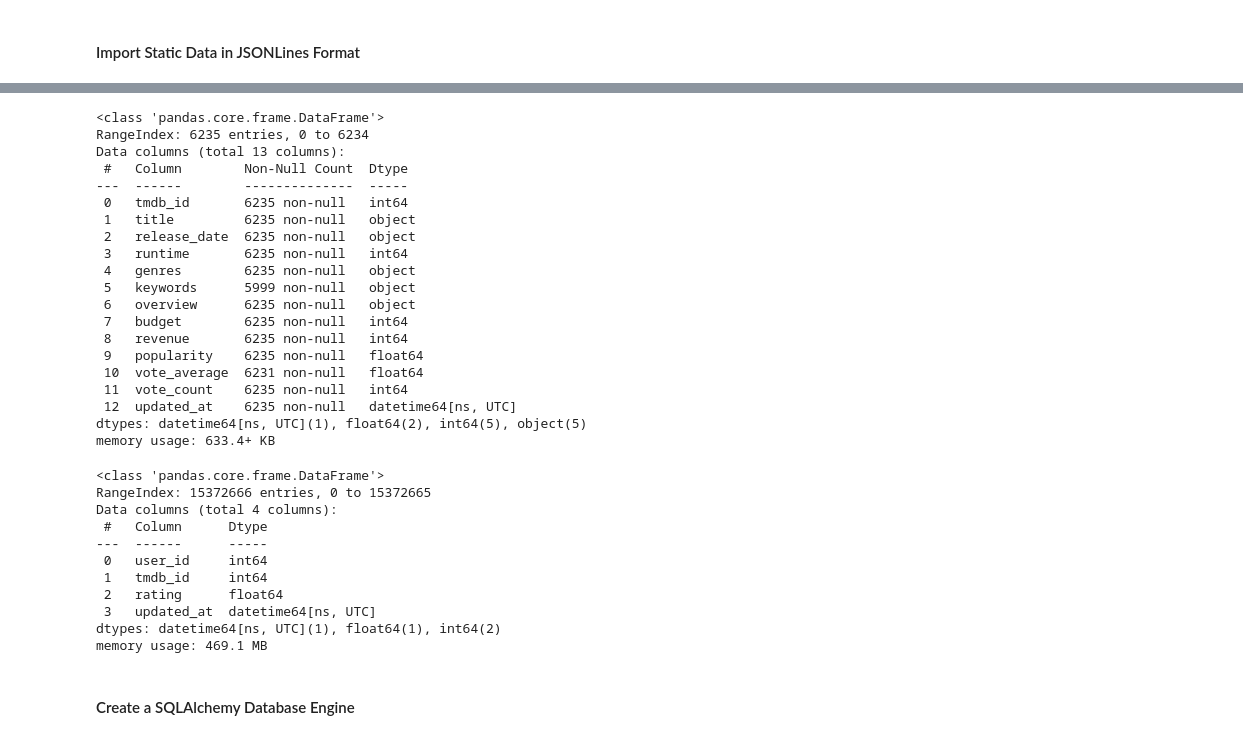
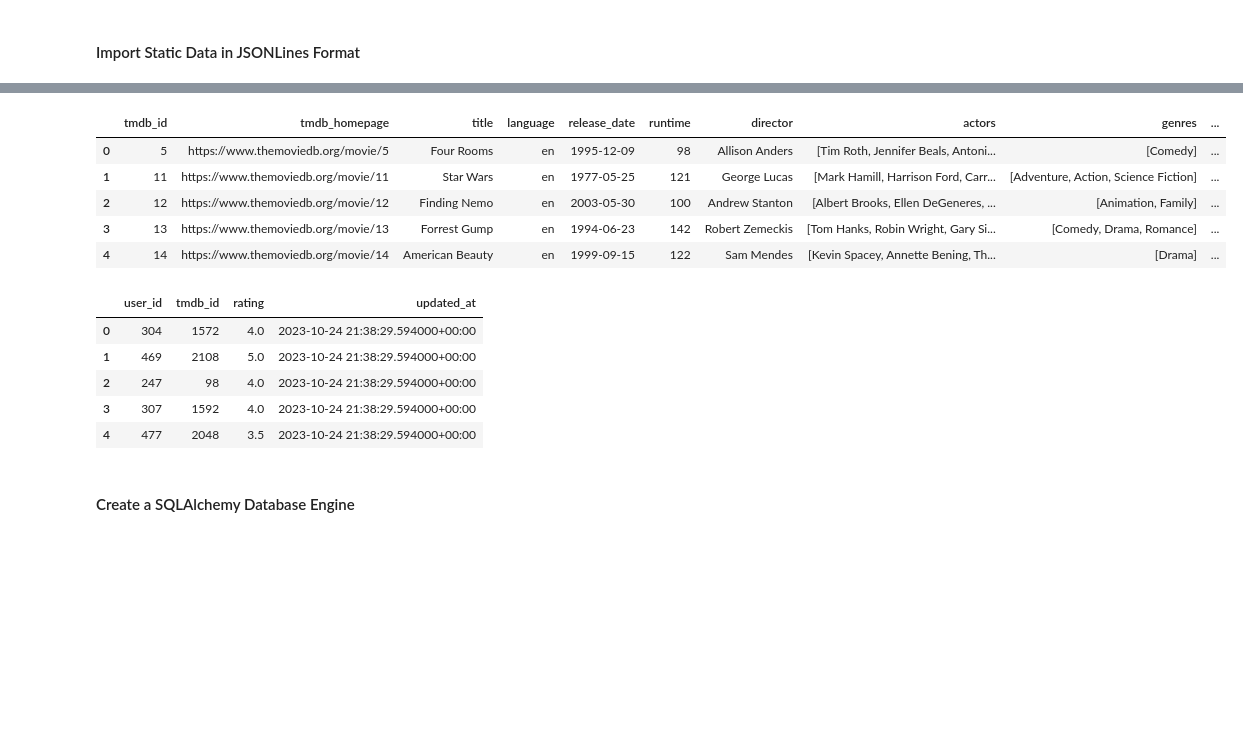
Before and after one commit to etlundquist/robot-ebert, a Jupyter notebook: notebooks/populate-database.ipynb, the cells around one changed output, grey strips where cells are left out. Cells and saved outputs as stored; diff of their text form; code cells hidden in the pictures; blank space fills up the shorter version.

```diff
--- a/notebooks/populate-database.ipynb
+++ b/notebooks/populate-database.ipynb
@@ -216,44 +50,23 @@ users.head()
 # %%
 movies = pd.read_json(os.path.join(JSON_PATH, "movies.json"), orient="records", lines=True)
-for col in ["runtime", "budget", "revenue", "vote_count"]:
-    movies[col] = np.where(pd.isnull(movies[col]), -1, movies[col]).astype(int)
-movies.info()
+movies.head()
 # %% [output]
-<class 'pandas.core.frame.DataFrame'>
-RangeIndex: 6235 entries, 0 to 6234
-Data columns (total 13 columns):
- #   Column        Non-Null Count  Dtype
----  ------        --------------  -----
- 0   tmdb_id       6235 non-null   int64
- 1   title         6235 non-null   object
- 2   release_date  6235 non-null   object
- 3   runtime       6235 non-null   int64
- 4   genres        6235 non-null   object
- 5   keywords      5999 non-null   object
- 6   overview      6235 non-null   object
- 7   budget        6235 non-null   int64
- 8   revenue       6235 non-null   int64
- 9   popularity    6235 non-null   float64
- 10  vote_average  6231 non-null   float64
- 11  vote_count    6235 non-null   int64
- 12  updated_at    6235 non-null   datetime64[ns, UTC]
-dtypes: datetime64[ns, UTC](1), float64(2), int64(5), object(5)
-memory usage: 633.4+ KB
+|  | tmdb_id | tmdb_homepage | title | language | release_date | runtime | director | actors | genres | ... |
+| 0 | 5 | https://www.themoviedb.org/movie/5 | Four Rooms | en | 1995-12-09 | 98 | Allison Anders | [Tim Roth, Jennifer Beals, Antoni... | [Comedy] | ... |
+| 1 | 11 | https://www.themoviedb.org/movie/11 | Star Wars | en | 1977-05-25 | 121 | George Lucas | [Mark Hamill, Harrison Ford, Carr... | [Adventure, Action, Science Fiction] | ... |
+| 2 | 12 | https://www.themoviedb.org/movie/12 | Finding Nemo | en | 2003-05-30 | 100 | Andrew Stanton | [Albert Brooks, Ellen DeGeneres, ... | [Animation, Family] | ... |
+| 3 | 13 | https://www.themoviedb.org/movie/13 | Forrest Gump | en | 1994-06-23 | 142 | Robert Zemeckis | [Tom Hanks, Robin Wright, Gary Si... | [Comedy, Drama, Romance] | ... |
+| 4 | 14 | https://www.themoviedb.org/movie/14 | American Beauty | en | 1999-09-15 | 122 | Sam Mendes | [Kevin Spacey, Annette Bening, Th... | [Drama] | ... |
 # %%
 ratings = pd.read_json(os.path.join(JSON_PATH, "ratings.json"), orient="records", lines=True)
-ratings.info()
+ratings.head()
 # %% [output]
-<class 'pandas.core.frame.DataFrame'>
-RangeIndex: 15372666 entries, 0 to 15372665
-Data columns (total 4 columns):
- #   Column      Dtype
----  ------      -----
- 0   user_id     int64
- 1   tmdb_id     int64
- 2   rating      float64
- 3   updated_at  datetime64[ns, UTC]
-dtypes: datetime64[ns, UTC](1), float64(1), int64(2)
-memory usage: 469.1 MB
+|  | user_id | tmdb_id | rating | updated_at |
+| 0 | 304 | 1572 | 4.0 | 2023-10-24 21:38:29.594000+00:00 |
+| 1 | 469 | 2108 | 5.0 | 2023-10-24 21:38:29.594000+00:00 |
+| 2 | 247 | 98 | 4.0 | 2023-10-24 21:38:29.594000+00:00 |
+| 3 | 307 | 1592 | 4.0 | 2023-10-24 21:38:29.594000+00:00 |
+| 4 | 477 | 2048 | 3.5 | 2023-10-24 21:38:29.594000+00:00 |
 # %% [markdown]
 #### Create a SQLAlchemy Database Engine
 # %%
```
Also changed, not shown: parts of 27 cells of this notebook, 8 other files.
